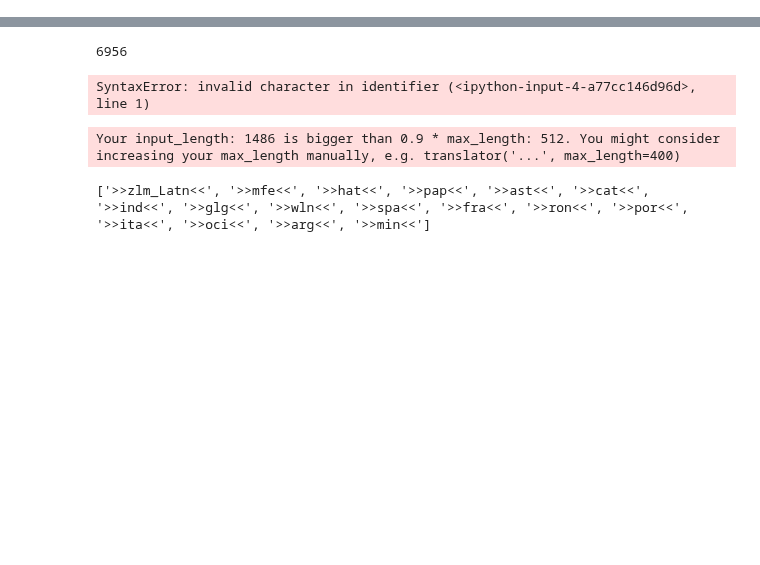
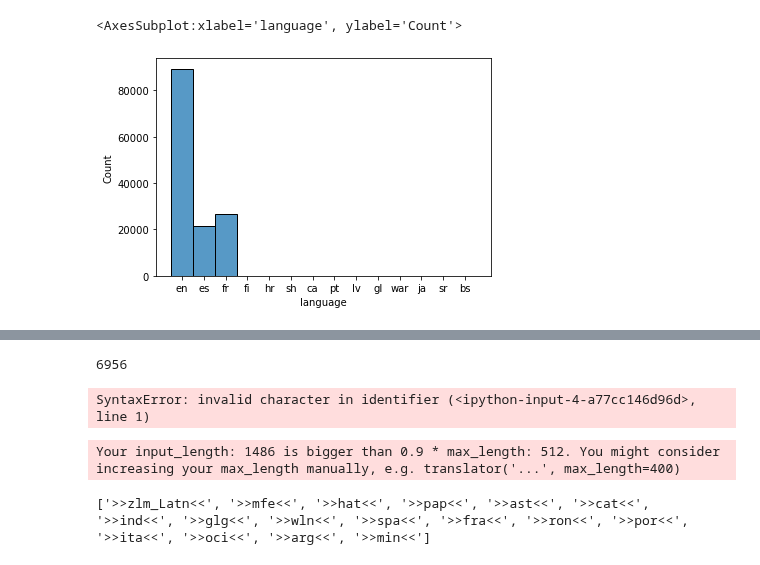
Before and after one commit to the-deep/deep-experiments, a Jupyter notebook: notebooks/models/selim/data_augmentation.ipynb, the cells around one changed output, grey strips where cells are left out. Cells and saved outputs as stored; diff of their text form; code cells hidden in the pictures; blank space fills up the shorter version.

Commit message:
modelling work

```diff
--- a/notebooks/models/selim/data_augmentation.ipynb
+++ b/notebooks/models/selim/data_augmentation.ipynb
@@ -38,0 +45,7 @@ df_specific_needs.head(2)
+# %%
+df_merged = pd.merge(
+    left=df_tot,
+    right=df_language,
+    on='entry_id',
+    how='left'
+)
@@ -38,0 +68,10 @@ df_specific_needs.head(2)
+# %%
+# get the model
+# https://fasttext.cc/docs/en/language-identification.html
+# https://dl.fbaipublicfiles.com/fasttext/supervised-models/lid.176.bin
+fmodel = fasttext.load_model(path_to_pretrained_model)
+def lang_detect_ft(doc):
+    if isinstance(doc, str):
+        doc = re.sub("\s+", " ", doc)
+        return fmodel.predict([doc])[0][0][0][len("__label__"):]
+    return np.nan
@@ -38,0 +82,8 @@ df_specific_needs.head(2)
+# %%
+df_merged["language"] = df_merged["excerpt"].progress_apply(lang_detect_ft)
+# %%
+import seaborn as sns
+sns.histplot(df_merged.language)
+# %% [output]
+<AxesSubplot:xlabel='language', ylabel='Count'>
+[figure, added]
```
Also changed, not shown: parts of 17 cells of this notebook, 7 other files.
